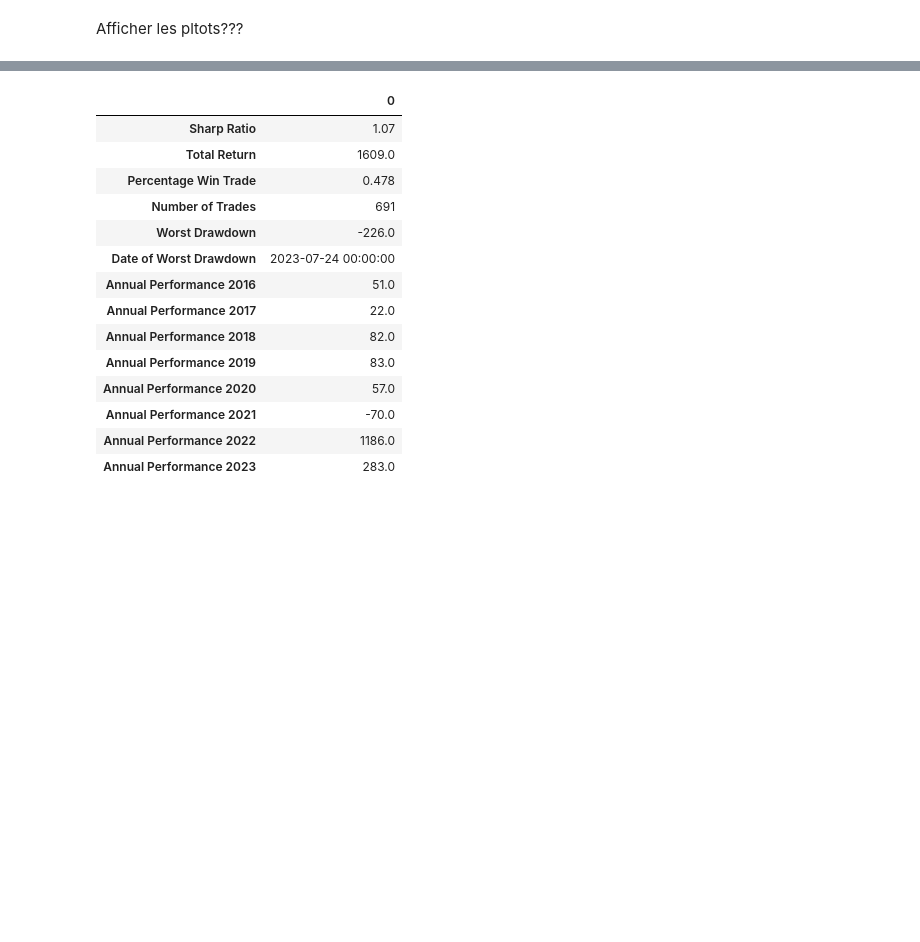
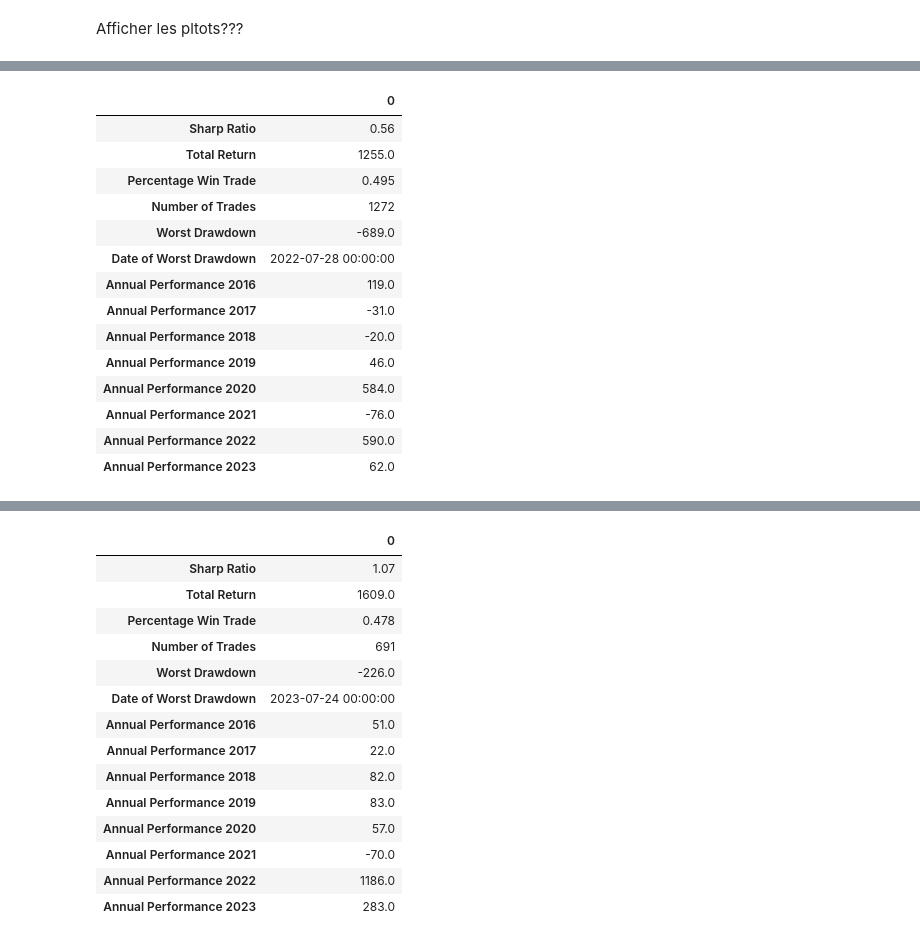
Before and after one commit to MartialLig/Govies_Quant_Trading, a Jupyter notebook: Project/compte_rendu.ipynb, the cells around one changed output, grey strips where cells are left out. Cells and saved outputs as stored; diff of their text form; code cells hidden in the pictures; blank space fills up the shorter version.

```diff
--- a/Project/compte_rendu.ipynb
+++ b/Project/compte_rendu.ipynb
@@ -352,0 +392,33 @@ Afficher les pltots???
+# %%
+asset = "Austria_5y"
+number_of_day_dif = 5
+perdiod_of_training = 6
+period_of_trade = 1
+model = LinearRegression()
+triger = 2
+
+
+firs_attempt = StrategyLinearRegressionMultiAgent(asset,number_of_day_dif,data_manager.data,perdiod_of_training,period_of_trade,model,triger)
+liste_trades = firs_attempt.execution_of_strategy()
+
+backtest_first_attempt = Backtest(liste_trades, data_manager.data)
+backtest_first_attempt.gather_all_trades()
+backtest_first_attempt.data_with_adjusted_index()
+backtest_first_attempt.plot_p_and_l("P&L - First Attempt")
+backtest_first_attempt.aggregate_results()
+# %% [output]
+|  | 0 |
+| Sharp Ratio | 0.56 |
+| Total Return | 1255.0 |
+| Percentage Win Trade | 0.495 |
+| Number of Trades | 1272 |
+| Worst Drawdown | -689.0 |
+| Date of Worst Drawdown | 2022-07-28 00:00:00 |
+| Annual Performance 2016 | 119.0 |
+| Annual Performance 2017 | -31.0 |
+| Annual Performance 2018 | -20.0 |
+| Annual Performance 2019 | 46.0 |
+| Annual Performance 2020 | 584.0 |
+| Annual Performance 2021 | -76.0 |
+| Annual Performance 2022 | 590.0 |
+| Annual Performance 2023 | 62.0 |
```
Also changed, not shown: parts of 16 cells of this notebook.
